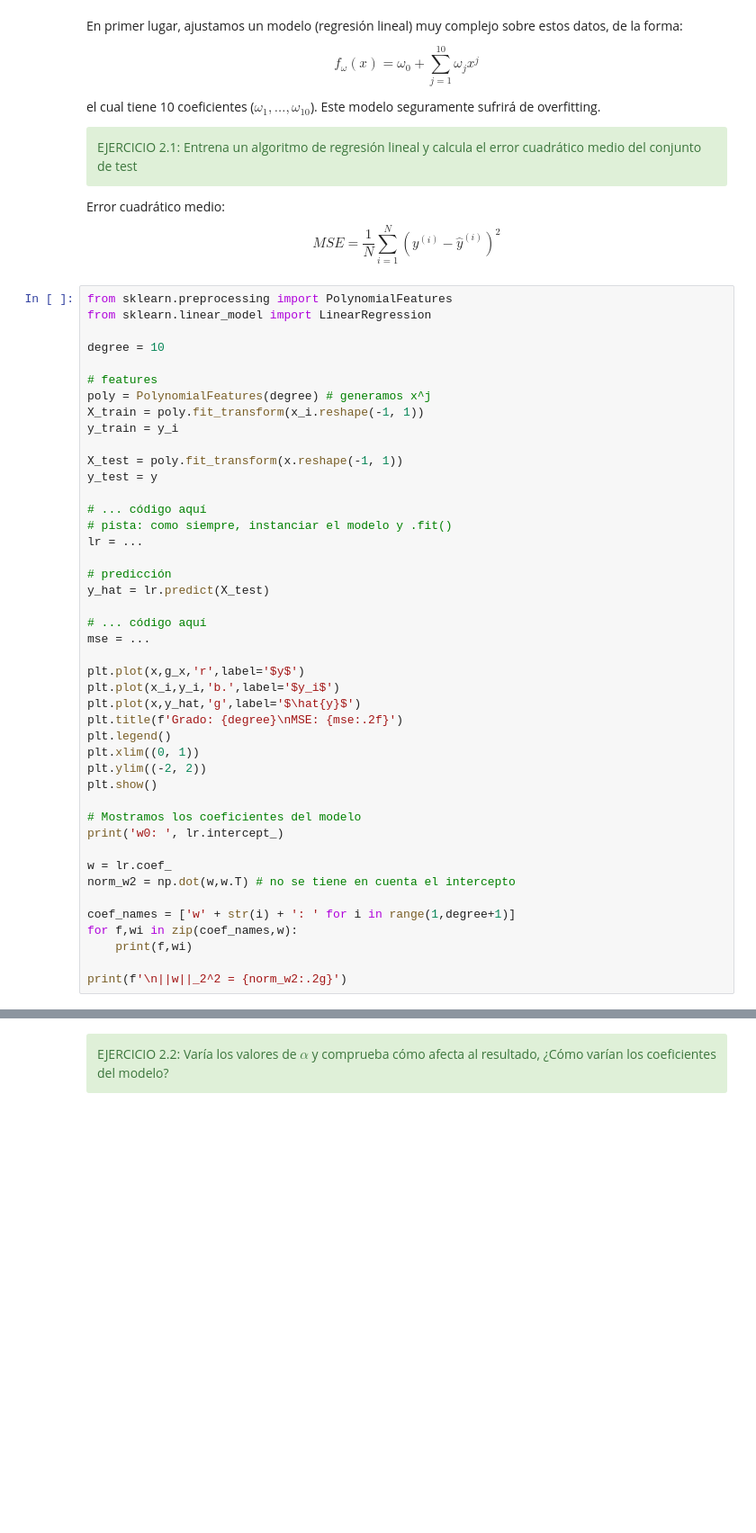
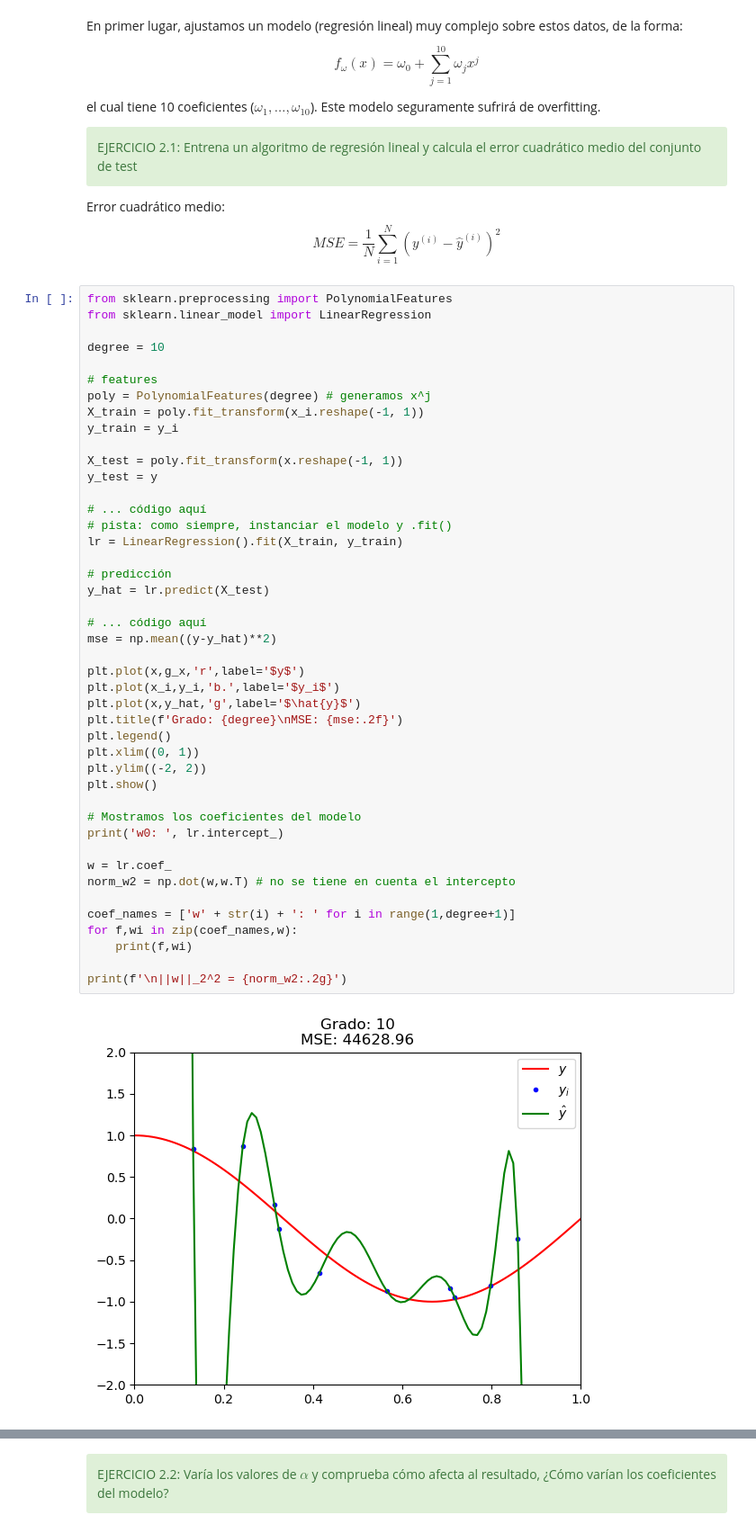
Before and after one commit to asimarra/Machine-Learning-101, a Jupyter notebook: 2. Regularización.ipynb, the cells around one changed output, grey strips where cells are left out. Shown at 90% size. Drawn from its saved outputs; the diff is of its cells as text; blank space fills up the shorter version.

```diff
--- a/2. Regularización.ipynb
+++ b/2. Regularización.ipynb
@@ -75,32 +77,34 @@ X_test = poly.fit_transform(x.reshape(-1, 1))
 y_test = y
 
 # ... código aquí
 # pista: como siempre, instanciar el modelo y .fit()
-lr = ...
+lr = LinearRegression().fit(X_train, y_train)
 
 # predicción
 y_hat = lr.predict(X_test)
 
 # ... código aquí
-mse = ...
+mse = np.mean((y-y_hat)**2)
 
 plt.plot(x,g_x,'r',label='$y$')
 plt.plot(x_i,y_i,'b.',label='$y_i$')
 plt.plot(x,y_hat,'g',label='$\hat{y}$')
 plt.title(f'Grado: {degree}\nMSE: {mse:.2f}')
 plt.legend()
 plt.xlim((0, 1))
 plt.ylim((-2, 2))
 plt.show()
 
 # Mostramos los coeficientes del modelo
 print('w0: ', lr.intercept_)
 
 w = lr.coef_
 norm_w2 = np.dot(w,w.T) # no se tiene en cuenta el intercepto
 
 coef_names = ['w' + str(i) + ': ' for i in range(1,degree+1)]
 for f,wi in zip(coef_names,w):
     print(f,wi)
 
 print(f'\n||w||_2^2 = {norm_w2:.2g}')
+# %% [output]
+[figure, added]
```
Also changed, not shown: parts of 22 cells of this notebook, 5 other files.
